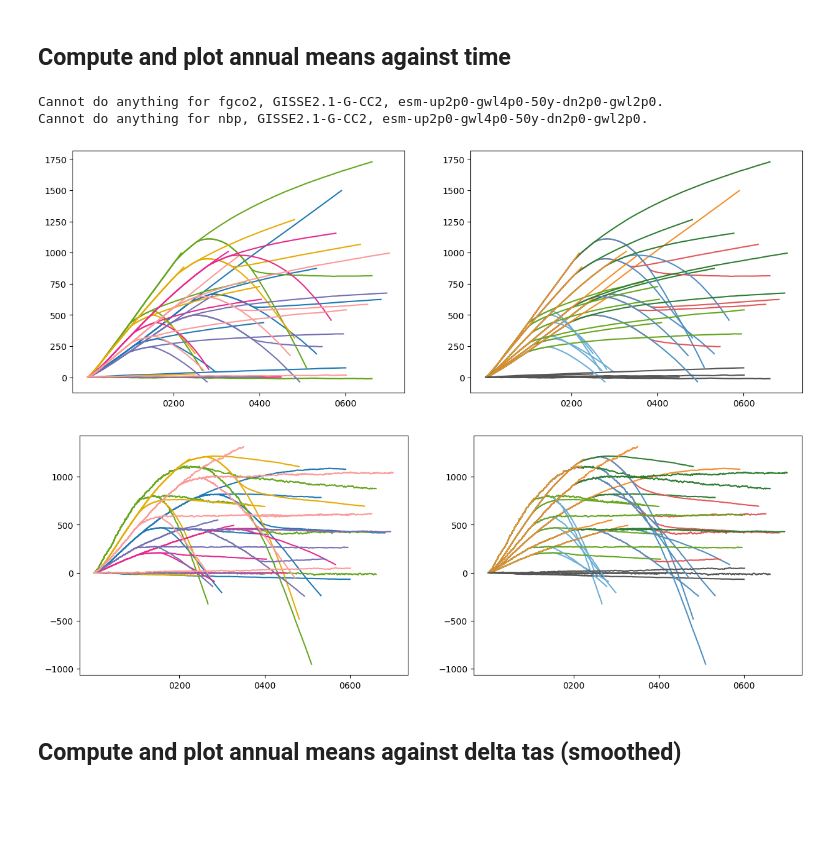
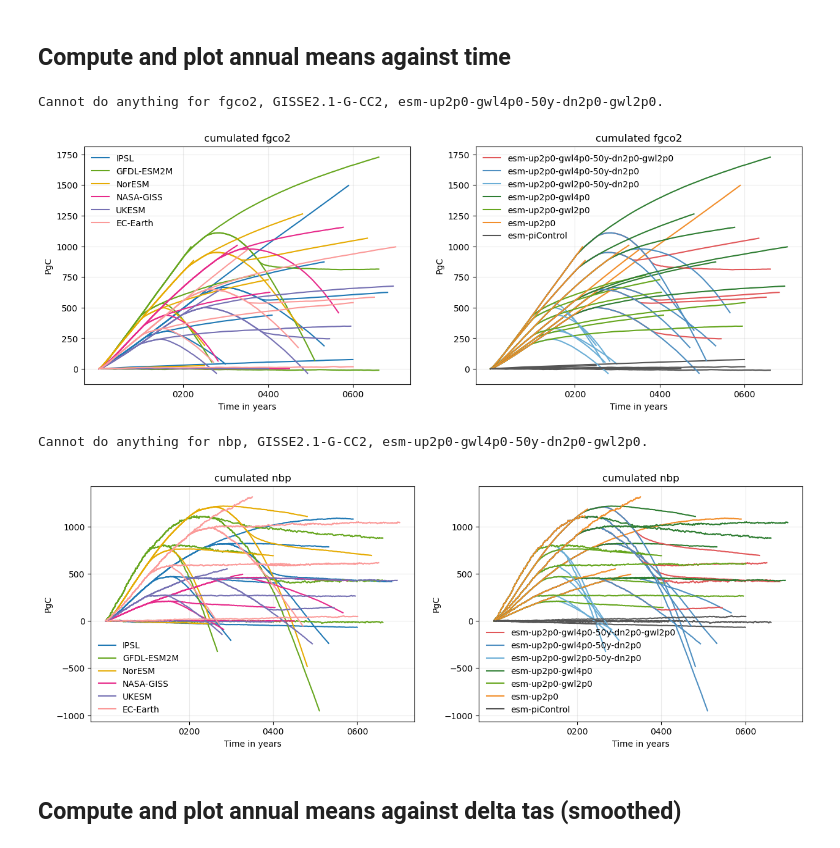
Before and after one commit to eikekoehn/TIPMIP_carbon_cycle, a Jupyter notebook: 02_analysis_and_plotting/plot_time_series_of_global_statistic_cumulated.ipynb, the cells around one changed output. Cells and saved outputs as stored; diff of their text form; code cells hidden in the pictures; blank space fills up the shorter version.

```diff
--- a/02_analysis_and_plotting/plot_time_series_of_global_statistic_cumulated.ipynb
+++ b/02_analysis_and_plotting/plot_time_series_of_global_statistic_cumulated.ipynb
@@ -113,37 +113,50 @@ for varia in varias:
             stat=stat,
             root_dir=root_dir,
         )
 
         for rdx, run in enumerate(runs[::-1]):
 
             file_string = f'{root_dir}/{varia}/{model}/{run}/{member}/{freq}/global_{stat}/{varia}_{model}_{run}_{member}_global_{stat}.nc'
 
             if miniFuncs.is_available(file_string):
 
                 da = rc.get_concatenated_da(run=run, ref_year=ref_year)
 
                 # annual means
                 da = da.resample(time='1YS').mean(dim='time')
 
                 # integrate
                 if da.size > 0:
                     da_int = TimeOperator.integrate_in_time(da)
                     da_int = convert_units(varia, stat, da_int)
 
                     # labels
                     mlab = model_dict[model].plotting_name if run == 'esm-up2p0' else ''
                     rlab = run if mdx == 0 else ''
 
                     ax[0].plot(da_int.time, da_int, color=model_dict[model].color_id, label=mlab)
                     ax[1].plot(da_int.time, da_int, color=run_dict[run].color_id, label=rlab)
-
             else:
                 print(f'Cannot do anything for {varia}, {model}, {run}.')
+
+    # --- finalize plot ---
+    for axi in ax:
+        axi.grid(alpha=0.25)
+        axi.legend(frameon=False)
+        axi.set_title(f"cumulated {varia}")
+
+        if "da_int" in locals():
+            axi.set_ylabel(da_int.attrs.get("units", ""))
+
+        if "da_ref" in locals():
+            axi.set_xlabel(f"Time in years")
+
+    plt.show()
 # %% [output]
 Cannot do anything for fgco2, GISSE2.1-G-CC2, esm-up2p0-gwl4p0-50y-dn2p0-gwl2p0.
-Cannot do anything for nbp, GISSE2.1-G-CC2, esm-up2p0-gwl4p0-50y-dn2p0-gwl2p0.
-[figure, old version]
+[figure, new version]
+Cannot do anything for nbp, GISSE2.1-G-CC2, esm-up2p0-gwl4p0-50y-dn2p0-gwl2p0.
-[figure, old version]
+[figure, new version]
 # %% [markdown]
 ## Compute and plot annual means against delta tas (smoothed)
 # %%
```
